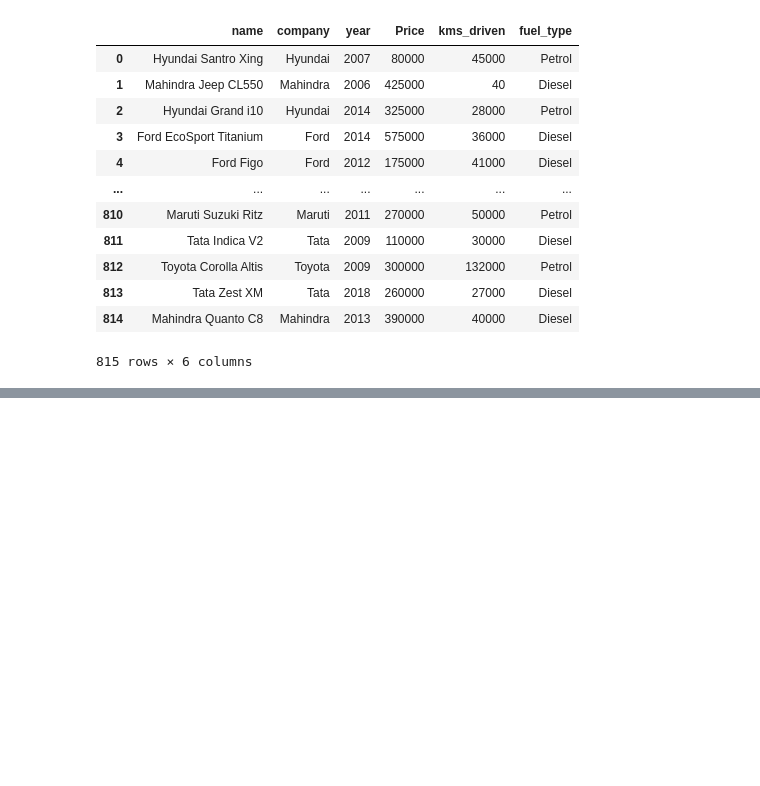
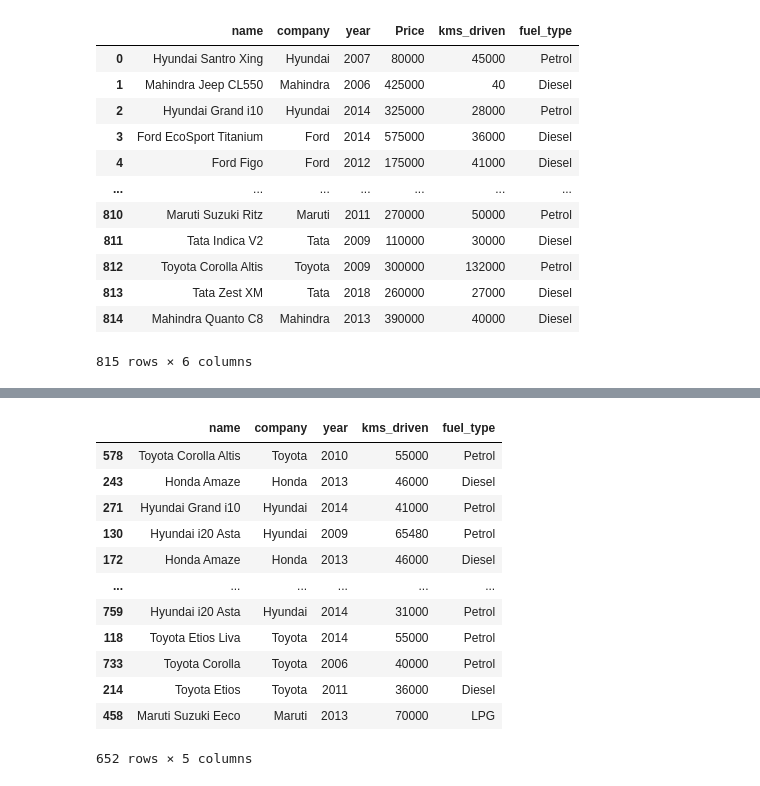
Before and after one commit to HARSHHARSANI/ML-Projects, a Jupyter notebook: Used Car Price Prediction/Untitled.ipynb, the cells around one changed output, grey strips where cells are left out. Saved outputs shown, nothing was run; the diff lists cells and outputs as text; code cells hidden in the pictures; blank space fills up the shorter version.

```diff
--- a/Used Car Price Prediction/Untitled.ipynb
+++ b/Used Car Price Prediction/Untitled.ipynb
@@ -225,0 +232,16 @@ ohe.fit(x[])
+# %%
+x_train
+# %% [output]
+|  | name | company | year | kms_driven | fuel_type |
+| 578 | Toyota Corolla Altis | Toyota | 2010 | 55000 | Petrol |
+| 243 | Honda Amaze | Honda | 2013 | 46000 | Diesel |
+| 271 | Hyundai Grand i10 | Hyundai | 2014 | 41000 | Petrol |
+| 130 | Hyundai i20 Asta | Hyundai | 2009 | 65480 | Petrol |
+| 172 | Honda Amaze | Honda | 2013 | 46000 | Diesel |
+| ... | ... | ... | ... | ... | ... |
+| 759 | Hyundai i20 Asta | Hyundai | 2014 | 31000 | Petrol |
+| 118 | Toyota Etios Liva | Toyota | 2014 | 55000 | Petrol |
+| 733 | Toyota Corolla | Toyota | 2006 | 40000 | Petrol |
+| 214 | Toyota Etios | Toyota | 2011 | 36000 | Diesel |
+| 458 | Maruti Suzuki Eeco | Maruti | 2013 | 70000 | LPG |
+652 rows × 5 columns
```
Also changed, not shown: parts of 17 cells of this notebook, 2 other files.
